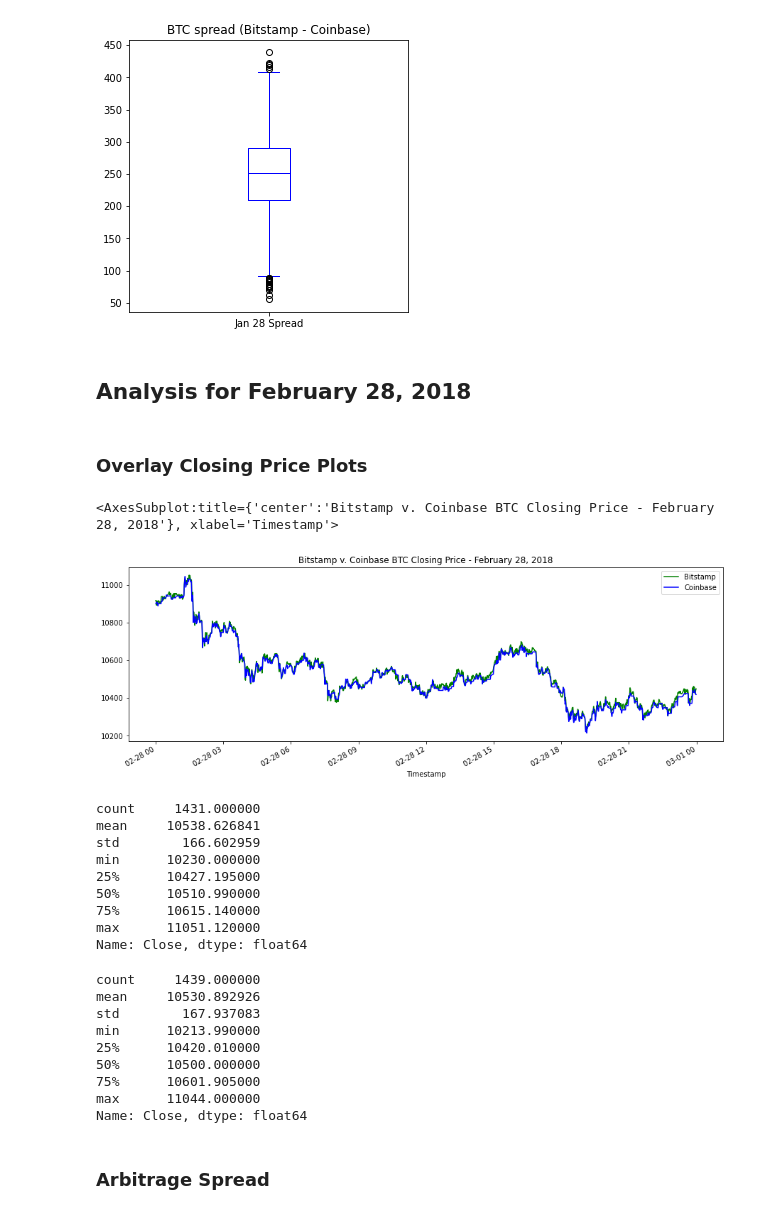
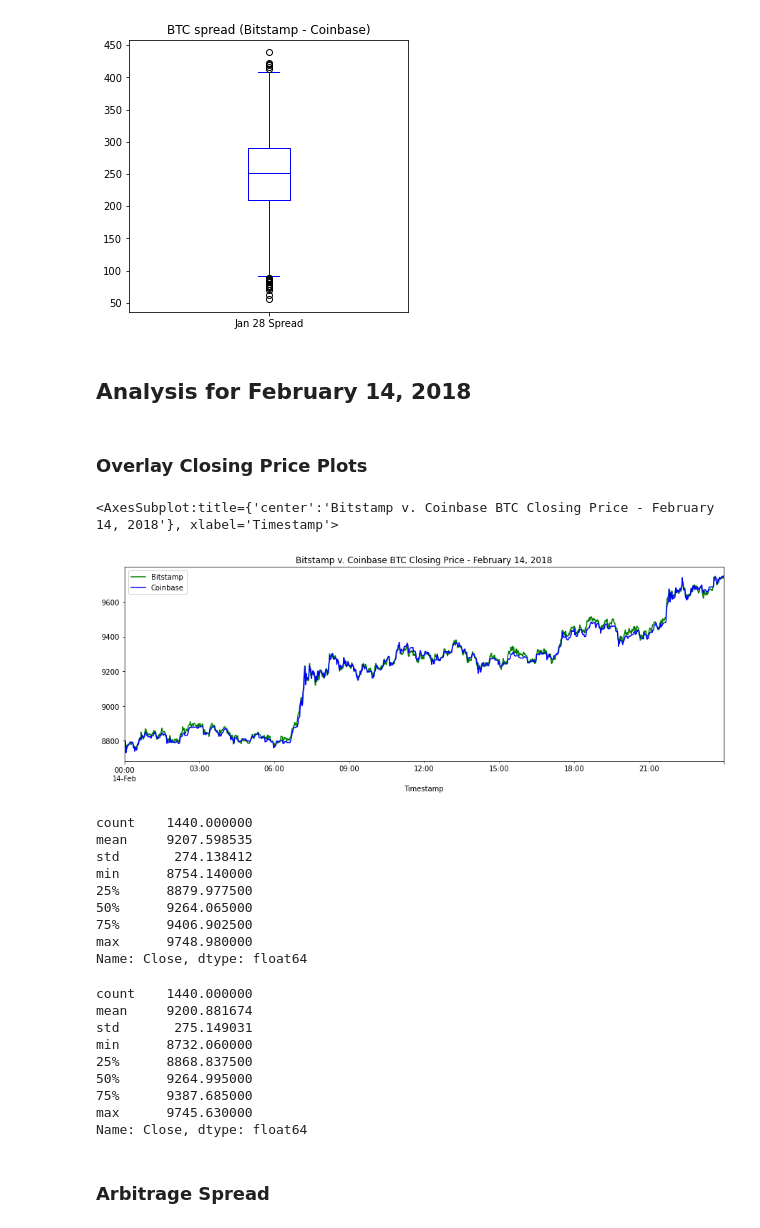
Before and after one commit to johngru/bitcoin_arbitrage_analysis, a Jupyter notebook: crypto_arbitrage.ipynb, the cells around one changed output. Drawn from its saved outputs; the diff is of its cells as text; code cells hidden in the pictures.

Commit message:
Completed Arbitrage Profit Analysis, Summaries, Conclusions, and README.md file.

```diff
--- a/crypto_arbitrage.ipynb
+++ b/crypto_arbitrage.ipynb
@@ -510,55 +514,55 @@ arbitrage_spread_early.plot(kind='box',
 <AxesSubplot:title={'center':'BTC spread (Bitstamp - Coinbase)'}>
 [figure]
 # %% [markdown]
-## Analysis for February 28, 2018
+## Analysis for February 14, 2018
 # %% [markdown]
 ### Overlay Closing Price Plots
 # %%
-#Middle date: February 28, 2018
+#Middle date: February 14, 2018
 
-bitstamp_sliced.loc['2018-02-28 00:00:00':'2018-02-28 23:59:00'].plot(
+bitstamp_sliced.loc['2018-02-14'].plot(
     kind='line',
     legend=True,
     label='Bitstamp',
     figsize=(15,5),
-    title='Bitstamp v. Coinbase BTC Closing Price - February 28, 2018',
+    title='Bitstamp v. Coinbase BTC Closing Price - February 14, 2018',
     color='green'
 )
-coinbase_sliced.loc['2018-02-28 00:00:00':'2018-02-28 23:59:00'].plot(
+coinbase_sliced.loc['2018-02-14'].plot(
     kind='line',
     legend=True,
     label='Coinbase',
     figsize=(15,5),
     color='blue'
 )
 # %% [output]
-<AxesSubplot:title={'center':'Bitstamp v. Coinbase BTC Closing Price - February 28, 2018'}, xlabel='Timestamp'>
+<AxesSubplot:title={'center':'Bitstamp v. Coinbase BTC Closing Price - February 14, 2018'}, xlabel='Timestamp'>
-[figure, old version]
+[figure, new version]
 # %%
-#Summary Stats for Bitstamp on Feb 28, 2018
-bitstamp_sliced.loc['2018-02-28 00:00:00':'2018-02-28 23:59:00'].describe()
+#Summary Stats for Bitstamp on Feb 14, 2018
+bitstamp_sliced.loc['2018-02-14'].describe()
 # %% [output]
-count     1431.000000
-mean     10538.626841
-std        166.602959
-min      10230.000000
-25%      10427.195000
-50%      10510.990000
-75%      10615.140000
-max      11051.120000
+count    1440.000000
+mean     9207.598535
+std       274.138412
+min      8754.140000
+25%      8879.977500
+50%      9264.065000
+75%      9406.902500
+max      9748.980000
 Name: Close, dtype: float64
 # %%
-#Summary Stats for Coinbase on Feb 28, 2018
-coinbase_sliced.loc['2018-02-28 00:00:00':'2018-02-28 23:59:00'].describe()
+#Summary Stats for Coinbase on Feb 14, 2018
+coinbase_sliced.loc['2018-02-14'].describe()
 # %% [output]
-count     1439.000000
-mean     10530.892926
-std        167.937083
-min      10213.990000
-25%      10420.010000
-50%      10500.000000
-75%      10601.905000
-max      11044.000000
+count    1440.000000
+mean     9200.881674
+std       275.149031
+min      8732.060000
+25%      8868.837500
+50%      9264.995000
+75%      9387.685000
+max      9745.630000
 Name: Close, dtype: float64
 # %% [markdown]
 ### Arbitrage Spread
```
Also changed, not shown: parts of 58 cells of this notebook, 2 other files.
